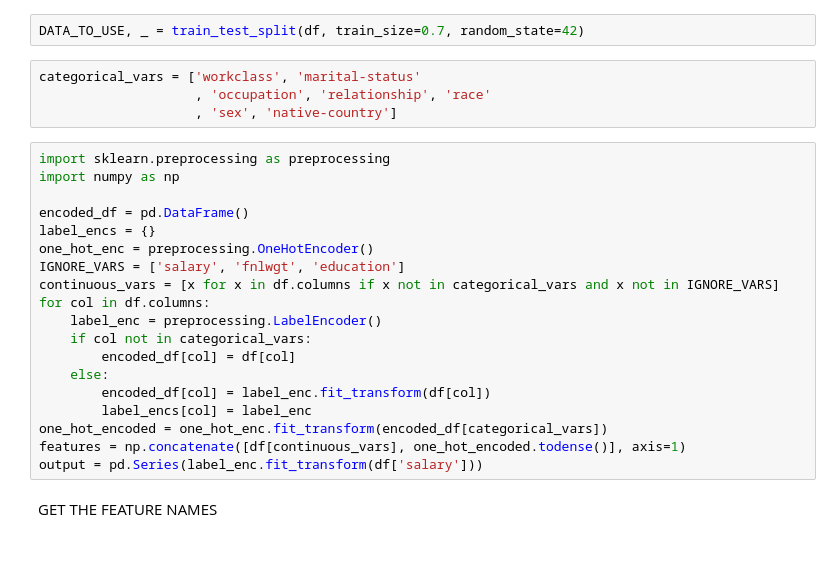
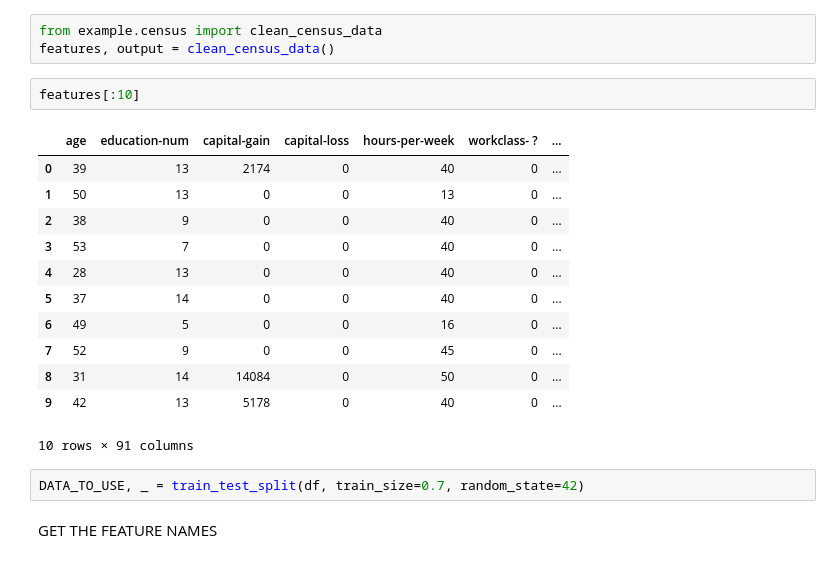
Before and after one commit to jvns/forestspy, a Jupyter notebook: adult dataset.ipynb, the cells around one changed output. Drawn from its saved outputs; the diff is of its cells as text.

```diff
--- a/adult dataset.ipynb
+++ b/adult dataset.ipynb
@@ -45,27 +13,22 @@ dtype: int64
+# %%
+from example.census import clean_census_data
+features, output = clean_census_data()
+# %%
+features[:10]
+# %% [output]
+|  | age | education-num | capital-gain | capital-loss | hours-per-week | workclass- ? | ... |
+| 0 | 39 | 13 | 2174 | 0 | 40 | 0 | ... |
+| 1 | 50 | 13 | 0 | 0 | 13 | 0 | ... |
+| 2 | 38 | 9 | 0 | 0 | 40 | 0 | ... |
+| 3 | 53 | 7 | 0 | 0 | 40 | 0 | ... |
+| 4 | 28 | 13 | 0 | 0 | 40 | 0 | ... |
+| 5 | 37 | 14 | 0 | 0 | 40 | 0 | ... |
+| 6 | 49 | 5 | 0 | 0 | 16 | 0 | ... |
+| 7 | 52 | 9 | 0 | 0 | 45 | 0 | ... |
+| 8 | 31 | 14 | 14084 | 0 | 50 | 0 | ... |
+| 9 | 42 | 13 | 5178 | 0 | 40 | 0 | ... |
+10 rows × 91 columns
 # %%
 DATA_TO_USE, _ = train_test_split(df, train_size=0.7, random_state=42)
-# %%
-categorical_vars = ['workclass', 'marital-status'
-                    , 'occupation', 'relationship', 'race'
-                    , 'sex', 'native-country']
-# %%
-import sklearn.preprocessing as preprocessing
-import numpy as np
-
-encoded_df = pd.DataFrame()
-label_encs = {}
-one_hot_enc = preprocessing.OneHotEncoder()
-IGNORE_VARS = ['salary', 'fnlwgt', 'education']
-continuous_vars = [x for x in df.columns if x not in categorical_vars and x not in IGNORE_VARS]
-for col in df.columns:
-    label_enc = preprocessing.LabelEncoder()
-    if col not in categorical_vars:
-        encoded_df[col] = df[col]
-    else:
-        encoded_df[col] = label_enc.fit_transform(df[col])
-        label_encs[col] = label_enc
-one_hot_encoded = one_hot_enc.fit_transform(encoded_df[categorical_vars])
-features = np.concatenate([df[continuous_vars], one_hot_encoded.todense()], axis=1)
-output = pd.Series(label_enc.fit_transform(df['salary']))
 # %% [markdown]
 GET THE FEATURE NAMES
```
Also changed, not shown: parts of 50 cells of this notebook.
